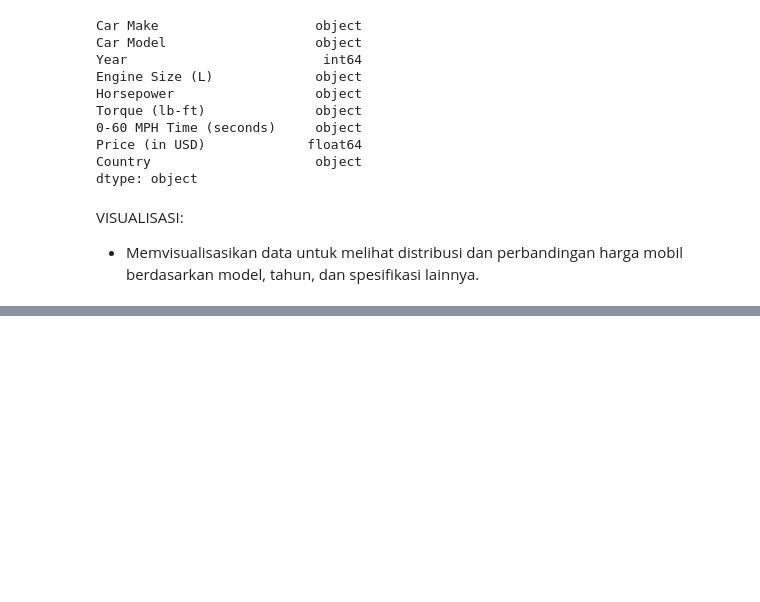
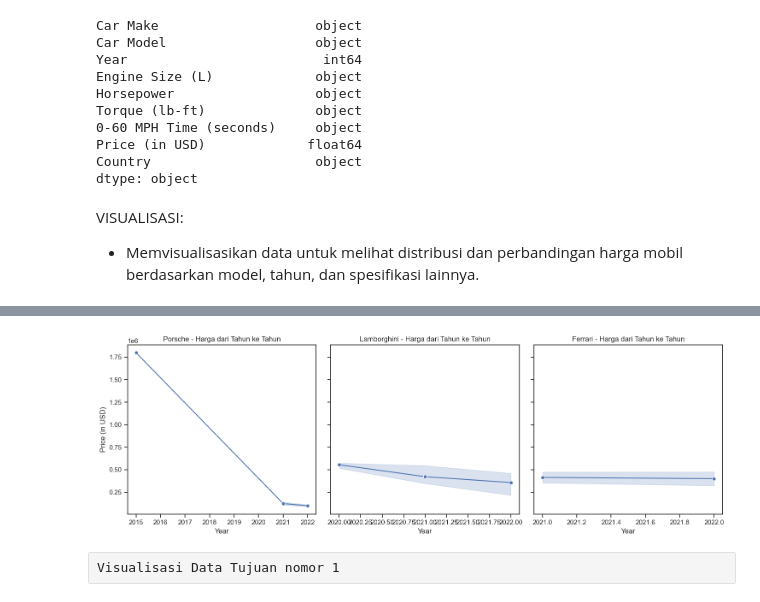
Before and after one commit to Sastraaaa/Car-Price-Analyst, a Jupyter notebook: car update.ipynb, the cells around one changed output, grey strips where cells are left out. Saved outputs shown, nothing was run; the diff lists cells and outputs as text; code cells hidden in the pictures; blank space fills up the shorter version.

```diff
--- a/car update.ipynb
+++ b/car update.ipynb
@@ -152,0 +184,31 @@ VISUALISASI:
+# %%
+import pandas as pd
+import matplotlib.pyplot as plt
+import seaborn as sns
+import numpy as np
+
+# Membaca data dari file CSV
+df = pd.read_csv('Sport car price updated.csv')
+
+# Memilih hanya data untuk tiga mobil: Porsche, Lamborghini, Ferrari
+selected_cars = df[df['Car Make'].isin(['Porsche', 'Lamborghini', 'Ferrari'])]
+
+# Mengubah format 'Price (in USD)' dari string ke numeric menggunakan NumPy
+selected_cars.loc[:, 'Price (in USD)'] = selected_cars['Price (in USD)'].replace(r'[^\d.]', '', regex=True).astype(float)
+
+# Membuat subplot perbandingan harga dari tahun ke tahun untuk setiap mobil
+fig, axes = plt.subplots(nrows=1, ncols=3, figsize=(15, 5), sharey=True)
+
+for i, (car_make, ax) in enumerate(zip(selected_cars['Car Make'].unique(), axes.flatten())):
+    car_data = selected_cars[selected_cars['Car Make'] == car_make]
+    sns.lineplot(x='Year', y='Price (in USD)', data=car_data, marker='o', ax=ax)
+    ax.set_title(f'{car_make} - Harga dari Tahun ke Tahun')
+    ax.set_xlabel('Year')
+    ax.set_ylabel('Price (in USD)')
+
+plt.tight_layout()
+plt.show()
+# %% [output]
+[figure, added]
+# %% [raw]
+Visualisasi Data Tujuan nomor 1
```
Also changed, not shown: parts of 6 cells of this notebook.
